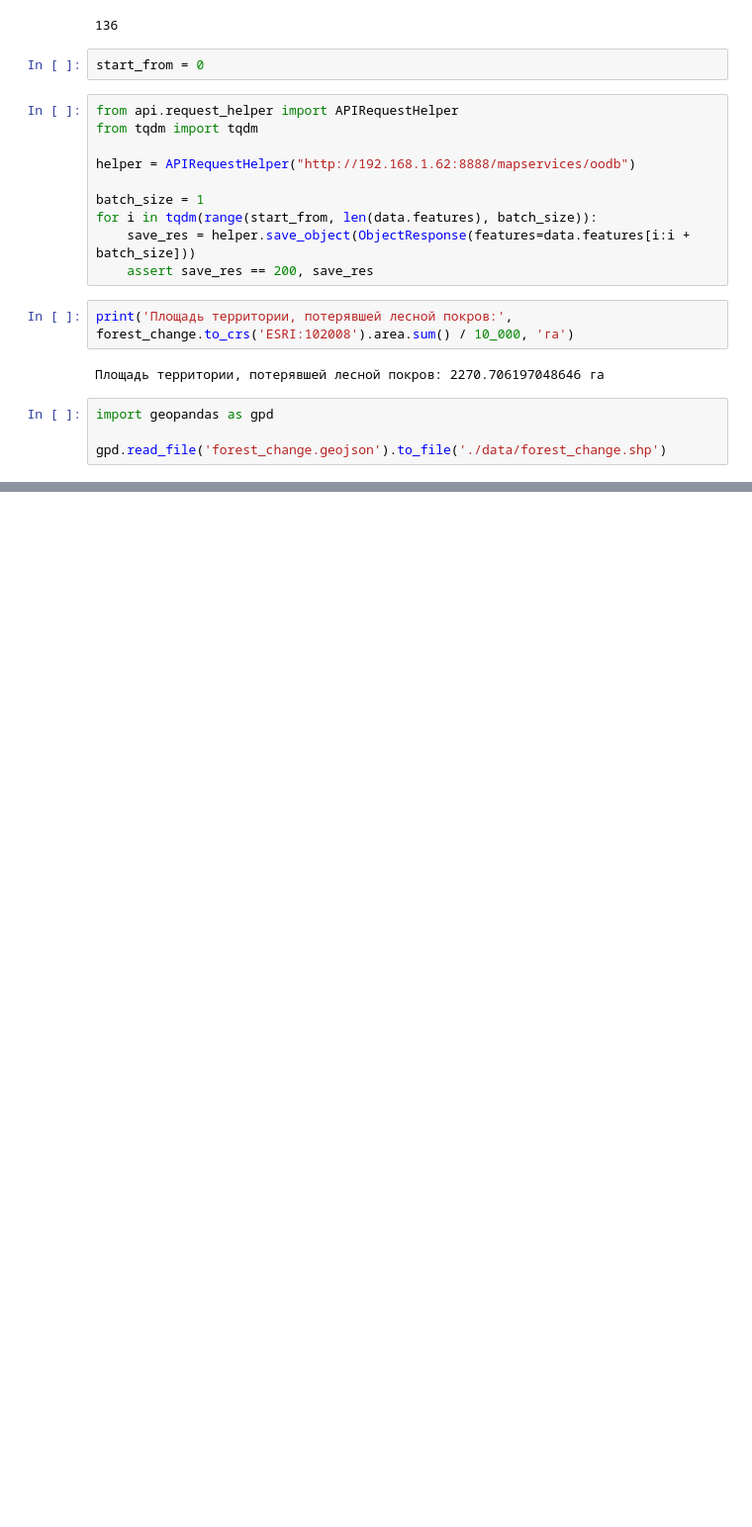
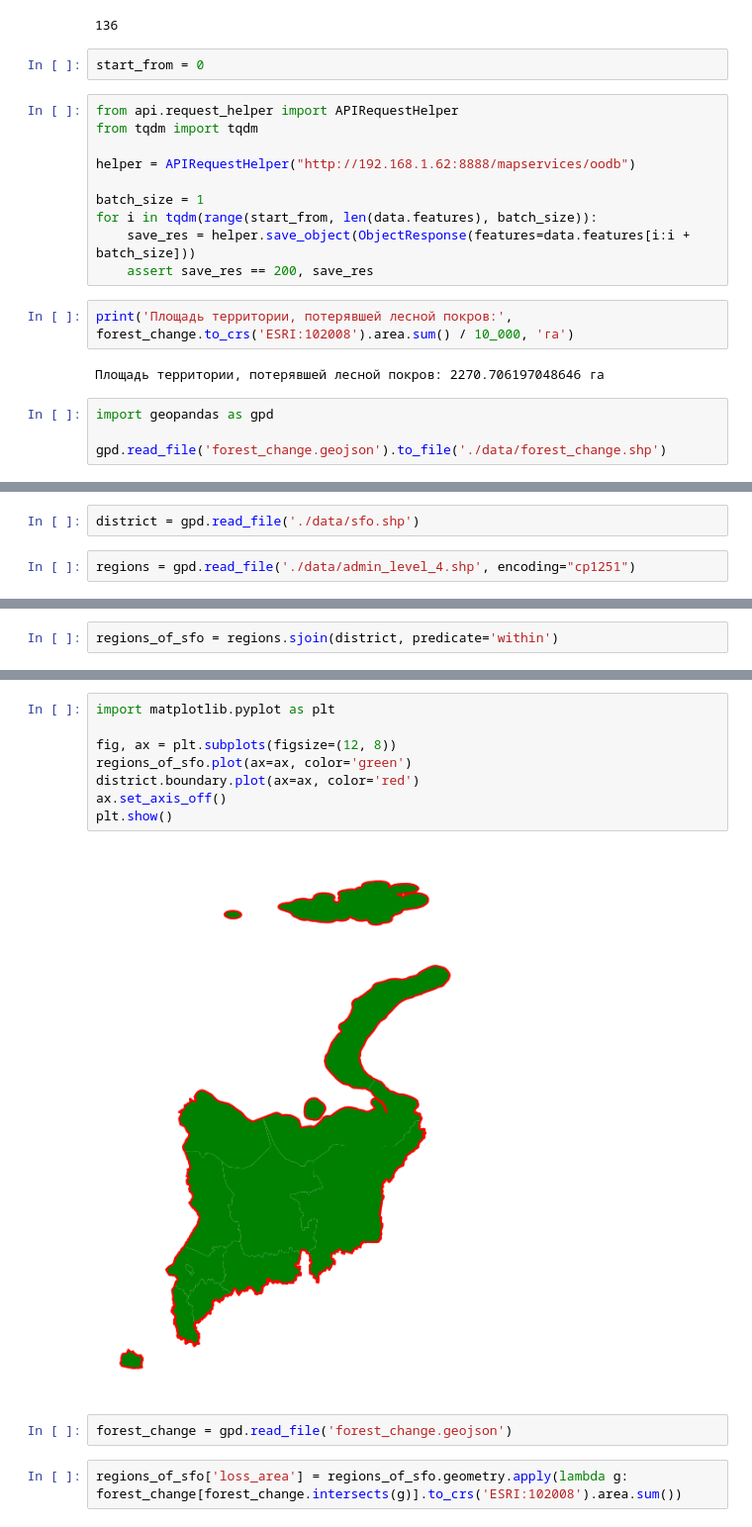
Before and after one commit to eivankin/nto-geo, a Jupyter notebook: playground.ipynb, the cells around one changed output, grey strips where cells are left out. Shown at 99% size. Cells and saved outputs as stored; diff of their text form; blank space fills up the shorter version.

```diff
--- a/playground.ipynb
+++ b/playground.ipynb
@@ -508,0 +528,4 @@ gpd.read_file('forest_change.geojson').to_file('./data/forest_change.shp')
+# %%
+district = gpd.read_file('./data/sfo.shp')
+# %%
+regions = gpd.read_file('./data/admin_level_4.shp', encoding="cp1251")
@@ -508,0 +542,2 @@ gpd.read_file('forest_change.geojson').to_file('./data/forest_change.shp')
+# %%
+regions_of_sfo = regions.sjoin(district, predicate='within')
@@ -508,0 +554,14 @@ gpd.read_file('forest_change.geojson').to_file('./data/forest_change.shp')
+# %%
+import matplotlib.pyplot as plt
+
+fig, ax = plt.subplots(figsize=(12, 8))
+regions_of_sfo.plot(ax=ax, color='green')
+district.boundary.plot(ax=ax, color='red')
+ax.set_axis_off()
+plt.show()
+# %% [output]
+[figure, added]
+# %%
+forest_change = gpd.read_file('forest_change.geojson')
+# %%
+regions_of_sfo['loss_area'] = regions_of_sfo.geometry.apply(lambda g: forest_change[forest_change.intersects(g)].to_crs('ESRI:102008').area.sum())
```
Also changed, not shown: parts of 7 cells of this notebook, 1 other file.
